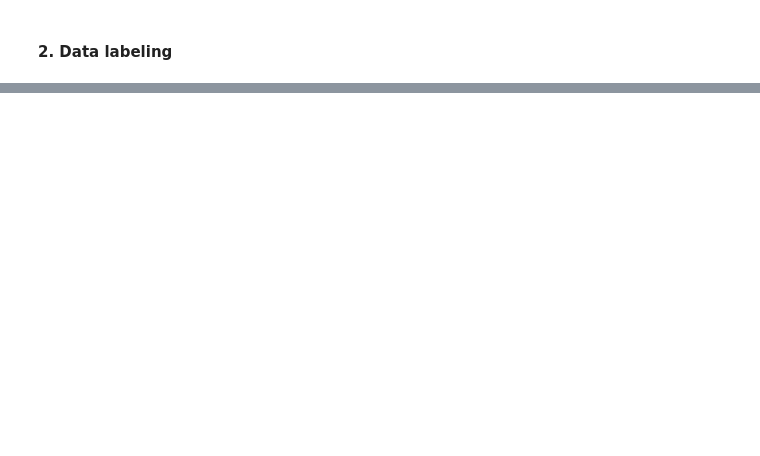
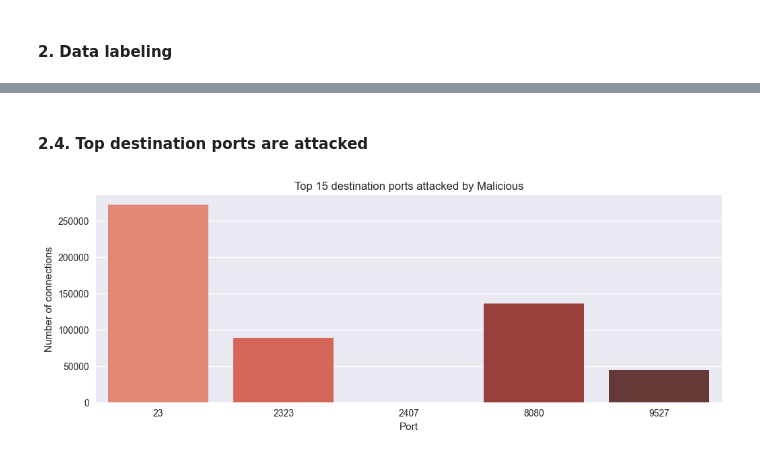
Before and after one commit to tvtrungg/IoT-23, a Jupyter notebook: projet.ipynb, the cells around one changed output, grey strips where cells are left out. Cells and saved outputs as stored; diff of their text form; code cells hidden in the pictures; blank space fills up the shorter version.

```diff
--- a/projet.ipynb
+++ b/projet.ipynb
@@ -200,0 +234,13 @@ plt.show()
+# %% [markdown]
+#### 2.4. Top destination ports are attacked
+# %%
+top_ports = data[data['label_binary']==1]['id.resp_p'].value_counts().head(15)
+
+plt.figure(figsize=(12,4))
+sns.barplot(x=top_ports.index, y=top_ports.values, palette='Reds_d')
+plt.title('Top 15 destination ports attacked by Malicious')
+plt.xlabel('Port')
+plt.ylabel('Number of connections')
+plt.show()
+# %% [output]
+[figure, added]
```
Also changed, not shown: parts of 35 cells of this notebook, 1 other file.
